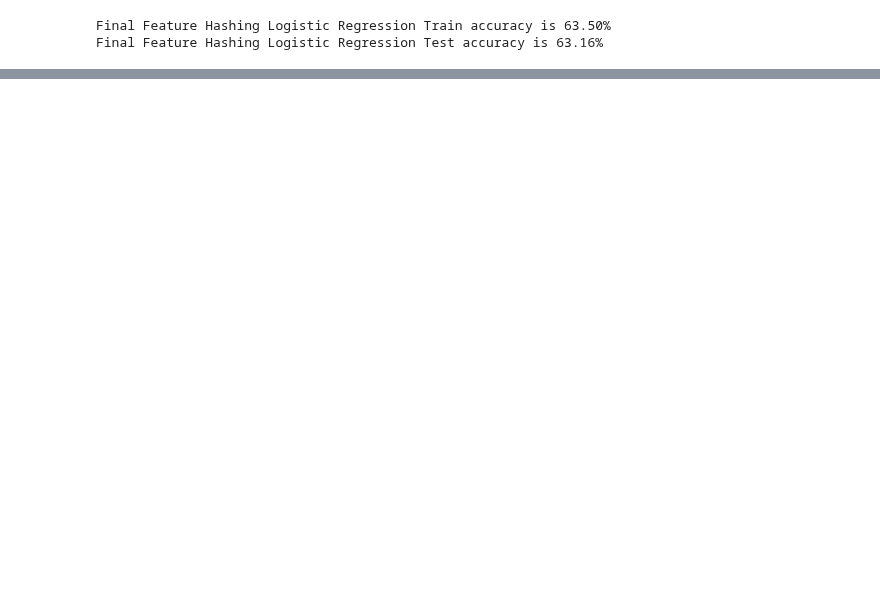
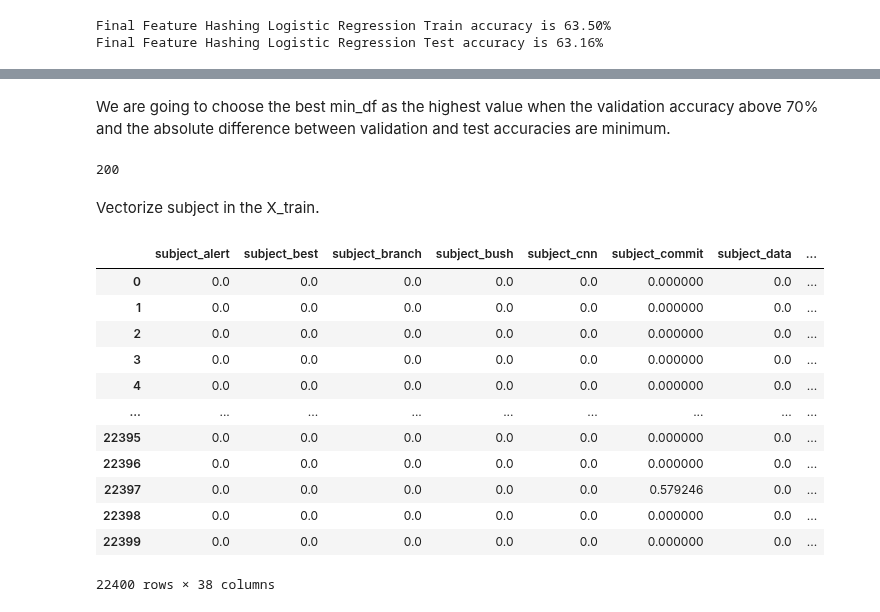
Before and after one commit to dfrancis-tech/email_spam, a Jupyter notebook: Feature_Engineering.ipynb, the cells around one changed output, grey strips where cells are left out. Cells and saved outputs as stored; diff of their text form; code cells hidden in the pictures; blank space fills up the shorter version.

```diff
--- a/Feature_Engineering.ipynb
+++ b/Feature_Engineering.ipynb
@@ -901,0 +958,49 @@ sns.heatmap(word_counts_nonspam.head(10),vmin=10,vmax=None)
+# %% [markdown]
+We are going to choose the best min_df as the highest value when the validation accuracy above 70% and the absolute difference between validation and test accuracies are minimum.
+# %%
+# Find the indices where val_scores > 0.70
+val_indices = np.where(np.array(val_scores) > 0.70)[0]
+
+# Calculate the absolute difference between train_scores and val_scores
+abs_diff = np.abs(np.array(train_scores) - np.array(val_scores))
+
+# Find the index with the minimum absolute difference among the selected indices
+valid_indices = val_indices[abs_diff[val_indices].argmin()]
+
+# Get the corresponding best_n_features value
+best_min_df = min_df_values[valid_indices]
+
+best_min_df
+# %% [output]
+200
+# %% [markdown]
+Vectorize subject in the X_train.
+# %%
+# Instantiate tfid vectorizer
+vectorizer_subject = TfidfVectorizer(min_df = best_min_df,
+                             tokenizer=my_tokenizer,
+                             ngram_range=(1, 1))
+
+# Fit and transform train set
+vectorized_subject_train = vectorizer_subject.fit_transform(X_train['subject'])
+
+# View result
+vectorized_subject_train_df = pd.DataFrame(vectorized_subject_train.todense(),
+                                           columns=vectorizer_subject.get_feature_names_out())
+vectorized_subject_train_df = vectorized_subject_train_df.add_prefix('subject_')
+vectorized_subject_train_df.reset_index(drop=True, inplace=True)
+vectorized_subject_train_df
+# %% [output]
+|  | subject_alert | subject_best | subject_branch | subject_bush | subject_cnn | subject_commit | subject_data | ... |
+| 0 | 0.0 | 0.0 | 0.0 | 0.0 | 0.0 | 0.000000 | 0.0 | ... |
+| 1 | 0.0 | 0.0 | 0.0 | 0.0 | 0.0 | 0.000000 | 0.0 | ... |
+| 2 | 0.0 | 0.0 | 0.0 | 0.0 | 0.0 | 0.000000 | 0.0 | ... |
+| 3 | 0.0 | 0.0 | 0.0 | 0.0 | 0.0 | 0.000000 | 0.0 | ... |
+| 4 | 0.0 | 0.0 | 0.0 | 0.0 | 0.0 | 0.000000 | 0.0 | ... |
+| ... | ... | ... | ... | ... | ... | ... | ... | ... |
+| 22395 | 0.0 | 0.0 | 0.0 | 0.0 | 0.0 | 0.000000 | 0.0 | ... |
+| 22396 | 0.0 | 0.0 | 0.0 | 0.0 | 0.0 | 0.000000 | 0.0 | ... |
+| 22397 | 0.0 | 0.0 | 0.0 | 0.0 | 0.0 | 0.579246 | 0.0 | ... |
+| 22398 | 0.0 | 0.0 | 0.0 | 0.0 | 0.0 | 0.000000 | 0.0 | ... |
+| 22399 | 0.0 | 0.0 | 0.0 | 0.0 | 0.0 | 0.000000 | 0.0 | ... |
+22400 rows × 38 columns
```
Also changed, not shown: parts of 66 cells of this notebook.
